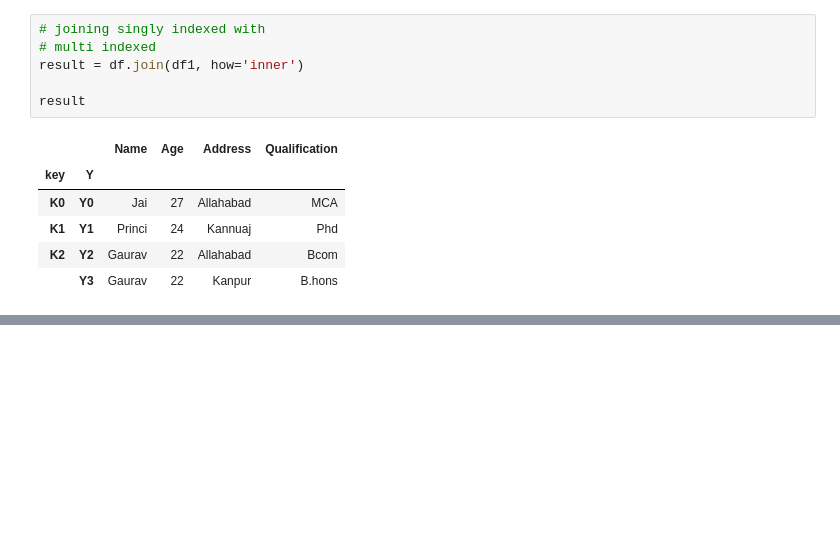
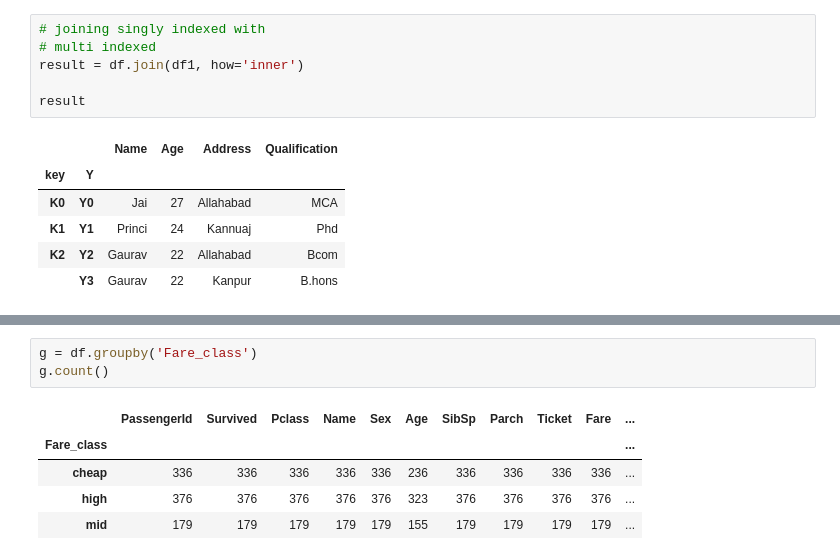
Before and after one commit to vaibhav-arde/learnPandas, a Jupyter notebook: pandasMerge.ipynb, the cells around one changed output, grey strips where cells are left out. Drawn from its saved outputs; the diff is of its cells as text; blank space fills up the shorter version.

```diff
--- a/pandasMerge.ipynb
+++ b/pandasMerge.ipynb
@@ -572,0 +628,9 @@ result
+# %%
+g = df.groupby('Fare_class')
+g.count()
+# %% [output]
+|  | PassengerId | Survived | Pclass | Name | Sex | Age | SibSp | Parch | Ticket | Fare | ... |
+| Fare_class |  |  |  |  |  |  |  |  |  |  | ... |
+| cheap | 336 | 336 | 336 | 336 | 336 | 236 | 336 | 336 | 336 | 336 | ... |
+| high | 376 | 376 | 376 | 376 | 376 | 323 | 376 | 376 | 376 | 376 | ... |
+| mid | 179 | 179 | 179 | 179 | 179 | 155 | 179 | 179 | 179 | 179 | ... |
```
Also changed, not shown: parts of 7 cells of this notebook, 1 other file.
